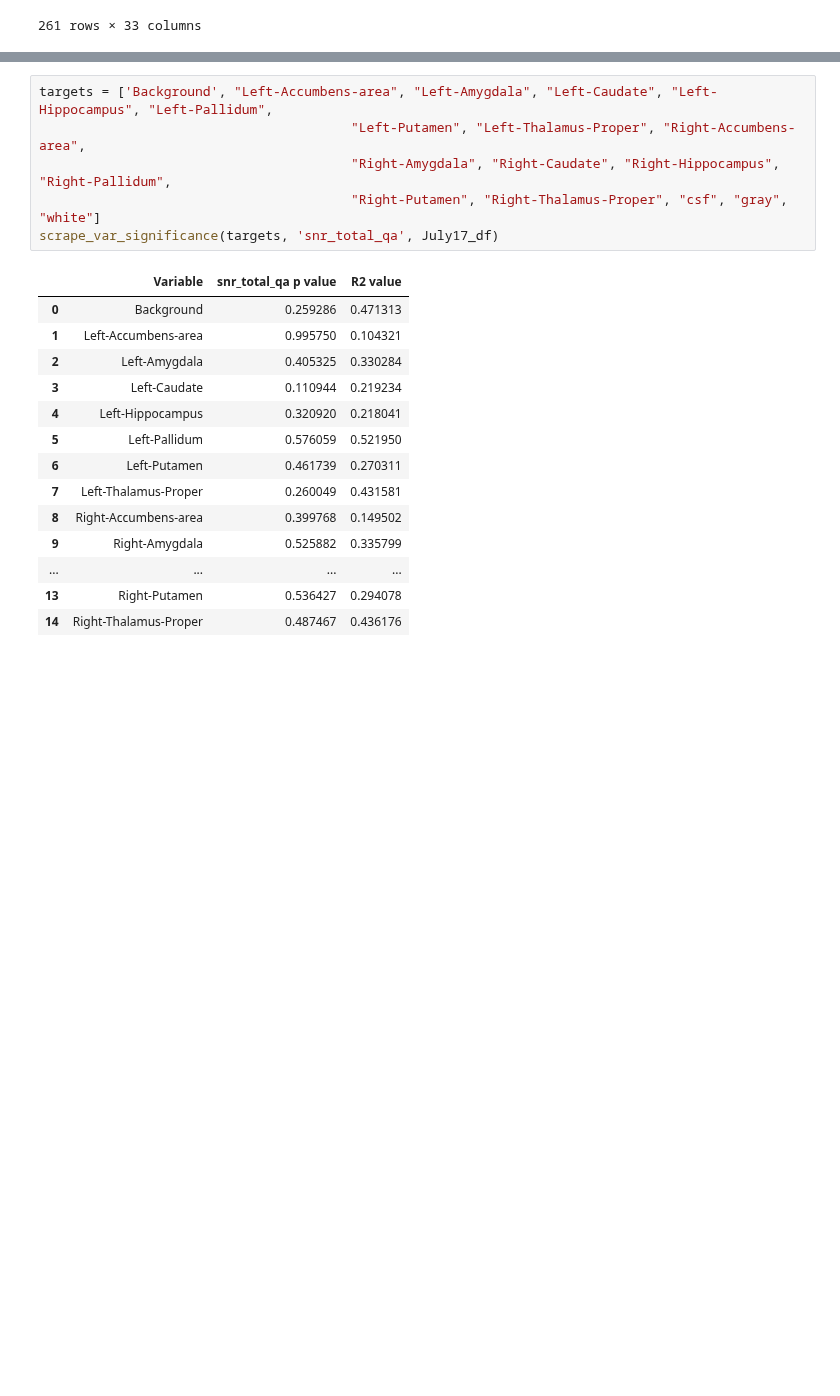
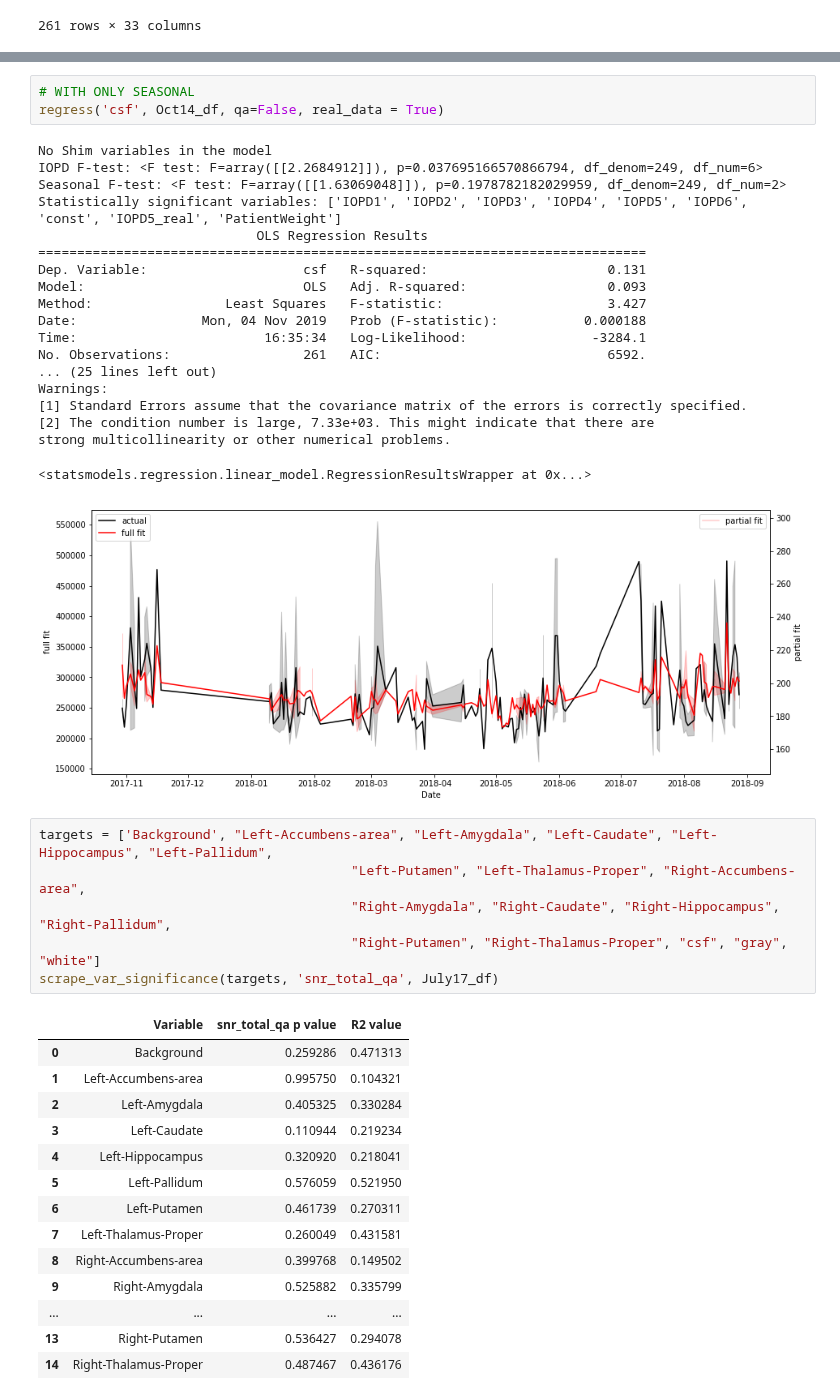
Before and after one commit to proj-nuisance/nuisance, a Jupyter notebook: ipy/nuisance_real_data.ipynb, the cells around one changed output, grey strips where cells are left out. Saved outputs shown, nothing was run; the diff lists cells and outputs as text; blank space fills up the shorter version.

```diff
--- a/ipy/nuisance_real_data.ipynb
+++ b/ipy/nuisance_real_data.ipynb
@@ -350,3 +321,26 @@ strong multicollinearity or other numerical problems.
+# %%
+# WITH ONLY SEASONAL
+regress('csf', Oct14_df, qa=False, real_data = True)
+# %% [output]
+No Shim variables in the model
+IOPD F-test: <F test: F=array([[2.2684912]]), p=0.037695166570866794, df_denom=249, df_num=6>
+Seasonal F-test: <F test: F=array([[1.63069048]]), p=0.1978782182029959, df_denom=249, df_num=2>
+Statistically significant variables: ['IOPD1', 'IOPD2', 'IOPD3', 'IOPD4', 'IOPD5', 'IOPD6', 'const', 'IOPD5_real', 'PatientWeight']
+                            OLS Regression Results
+==============================================================================
+Dep. Variable:                    csf   R-squared:                       0.131
+Model:                            OLS   Adj. R-squared:                  0.093
+Method:                 Least Squares   F-statistic:                     3.427
+Date:                Mon, 04 Nov 2019   Prob (F-statistic):           0.000188
+Time:                        16:35:34   Log-Likelihood:                -3284.1
+No. Observations:                 261   AIC:                             6592.
+... (25 lines left out)
+Warnings:
+[1] Standard Errors assume that the covariance matrix of the errors is correctly specified.
+[2] The condition number is large, 7.33e+03. This might indicate that there are
+strong multicollinearity or other numerical problems.
+<statsmodels.regression.linear_model.RegressionResultsWrapper at 0x...>
+[figure, added]
 # %%
 targets = ['Background', "Left-Accumbens-area", "Left-Amygdala", "Left-Caudate", "Left-Hippocampus", "Left-Pallidum",
                                         "Left-Putamen", "Left-Thalamus-Proper", "Right-Accumbens-area",
```
Also changed, not shown: parts of 5 cells of this notebook, 1 other file.
